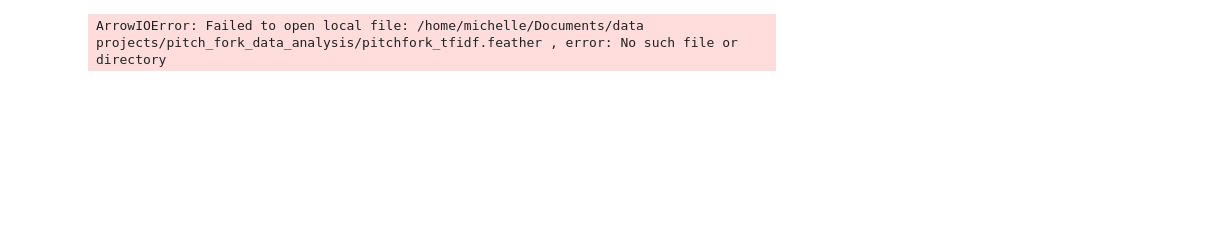
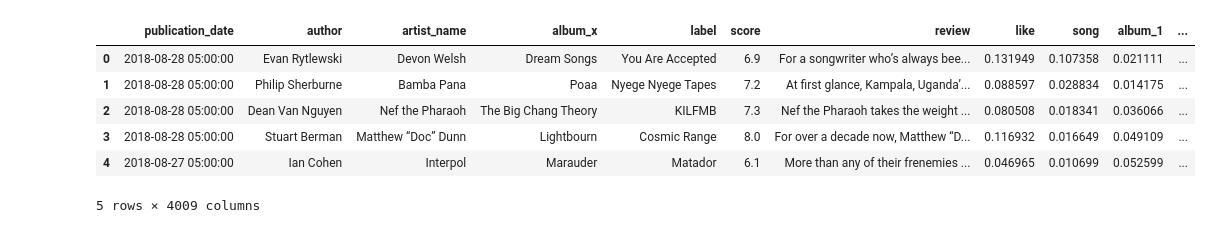
Before and after one commit to mjtat/pitchfork_data_analysis, a Jupyter notebook: notebooks/Pitchfork ML.ipynb, the cells around one changed output. Cells and saved outputs as stored; diff of their text form; code cells hidden in the pictures; blank space fills up the shorter version.

```diff
--- a/notebooks/Pitchfork ML.ipynb
+++ b/notebooks/Pitchfork ML.ipynb
@@ -114,8 +128,18 @@ class EstimatorSelectionHelper:
         return df[columns]
 # %%
 # Read in data
-pitchfork_data = feather.read_dataframe('/home/michelle/Documents/data projects/pitch_fork_data_analysis/pitchfork_tfidf.feather')
+pitchfork_data = feather.read_dataframe('/home/michelle/Documents/data projects/pitchfork_data_analysis/data/processed/pitchfork_tfidf_aug30.feather')
+#pitchfork_data = pd.read_csv('/home/michelle/Documents/data projects/pitchfork_data_analysis/data/processed/pitchfork_tfidf_aug30.csv')
-# %% [output]
-ArrowIOError: Failed to open local file: /home/michelle/Documents/data projects/pitch_fork_data_analysis/pitchfork_tfidf.feather , error: No such file or directory
+# %%
+pitchfork_data['category'] = pitchfork_data['category'].fillna(0)
+pitchfork_data.head()
+# %% [output]
+|  | publication_date | author | artist_name | album_x | label | score | review | like | song | album_1 | ... |
+| 0 | 2018-08-28 05:00:00 | Evan Rytlewski | Devon Welsh | Dream Songs | You Are Accepted | 6.9 | For a songwriter who’s always bee... | 0.131949 | 0.107358 | 0.021111 | ... |
+| 1 | 2018-08-28 05:00:00 | Philip Sherburne | Bamba Pana | Poaa | Nyege Nyege Tapes | 7.2 | At first glance, Kampala, Uganda’... | 0.088597 | 0.028834 | 0.014175 | ... |
+| 2 | 2018-08-28 05:00:00 | Dean Van Nguyen | Nef the Pharaoh | The Big Chang Theory | KILFMB | 7.3 | Nef the Pharaoh takes the weight ... | 0.080508 | 0.018341 | 0.036066 | ... |
+| 3 | 2018-08-28 05:00:00 | Stuart Berman | Matthew “Doc” Dunn | Lightbourn | Cosmic Range | 8.0 | For over a decade now, Matthew “D... | 0.116932 | 0.016649 | 0.049109 | ... |
+| 4 | 2018-08-27 05:00:00 | Ian Cohen | Interpol | Marauder | Matador | 6.1 | More than any of their frenemies ... | 0.046965 | 0.010699 | 0.052599 | ... |
+5 rows × 4009 columns
 # %%
 # Get x-y values
```
Also changed, not shown: parts of 25 cells of this notebook, 4 other files.
